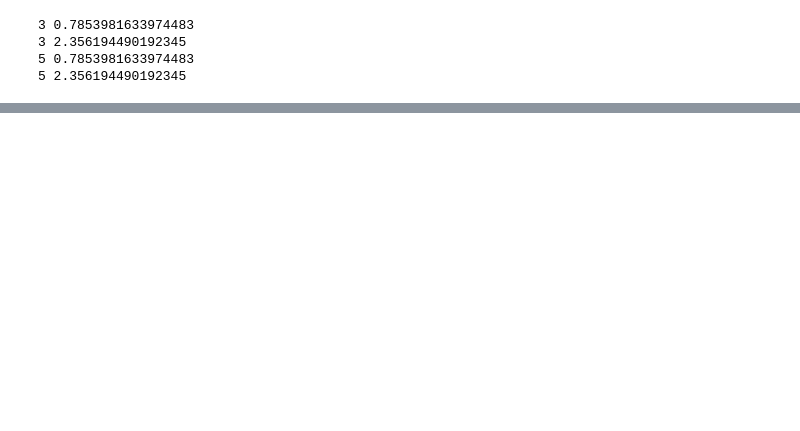
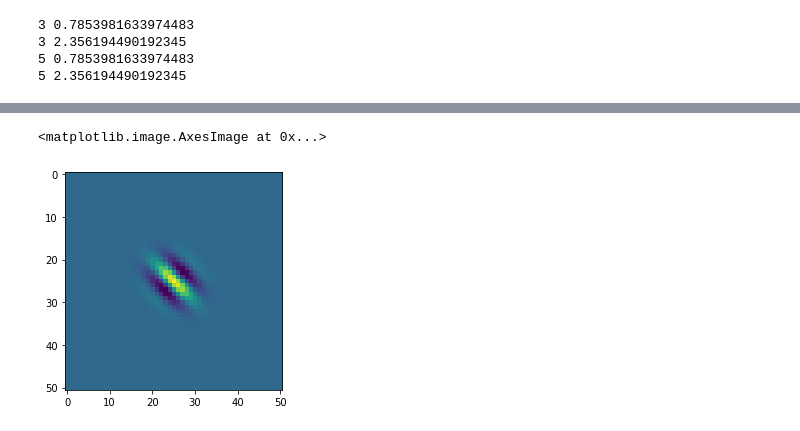
Before and after one commit to nstovring/WholeCellSegmentation, a Jupyter notebook: Scripts/GaborFiltering.ipynb, the cells around one changed output, grey strips where cells are left out. Saved outputs shown, nothing was run; the diff lists cells and outputs as text; code cells hidden in the pictures; blank space fills up the shorter version.

```diff
--- a/Scripts/GaborFiltering.ipynb
+++ b/Scripts/GaborFiltering.ipynb
@@ -99,0 +83,16 @@ Text(0.5, 1.0, 'Gabor Kernel Resized')
+# %%
+img = cv2.imread(root_dir + "/Input/Images/--W00001--P00004--Z00000--T00000--DsRed.tif")
+
+sigma = 3 #Large sigma on small features will fully miss the features.
+theta2 = 1 *np.pi/4#/4 shows horizontal 3/4 shows other horizontal. Try other contributions
+theta = 3 *np.pi/4
+lamda = 1*np.pi /4  #1/4 works best for angled.
+gamma=0.75  #Value of 1 defines spherical. Calue close to 0 has high aspect ratio
+#Value of 1, spherical may not be ideal as it picks up features from other regions.
+phi = 0  #Phase offset. I leave it to 0.
+kernel = cv2.getGaborKernel((50,50), sigma, theta, lamda, gamma, phi, ktype=cv2.CV_32F)
+kernel2 =  cv2.getGaborKernel((50,50), sigma, theta2, lamda, gamma, phi, ktype=cv2.CV_32F)
+plt.imshow(kernel)
+# %% [output]
+<matplotlib.image.AxesImage at 0x...>
+[figure, added]
```
Also changed, not shown: parts of 8 cells of this notebook, 1 other file.
